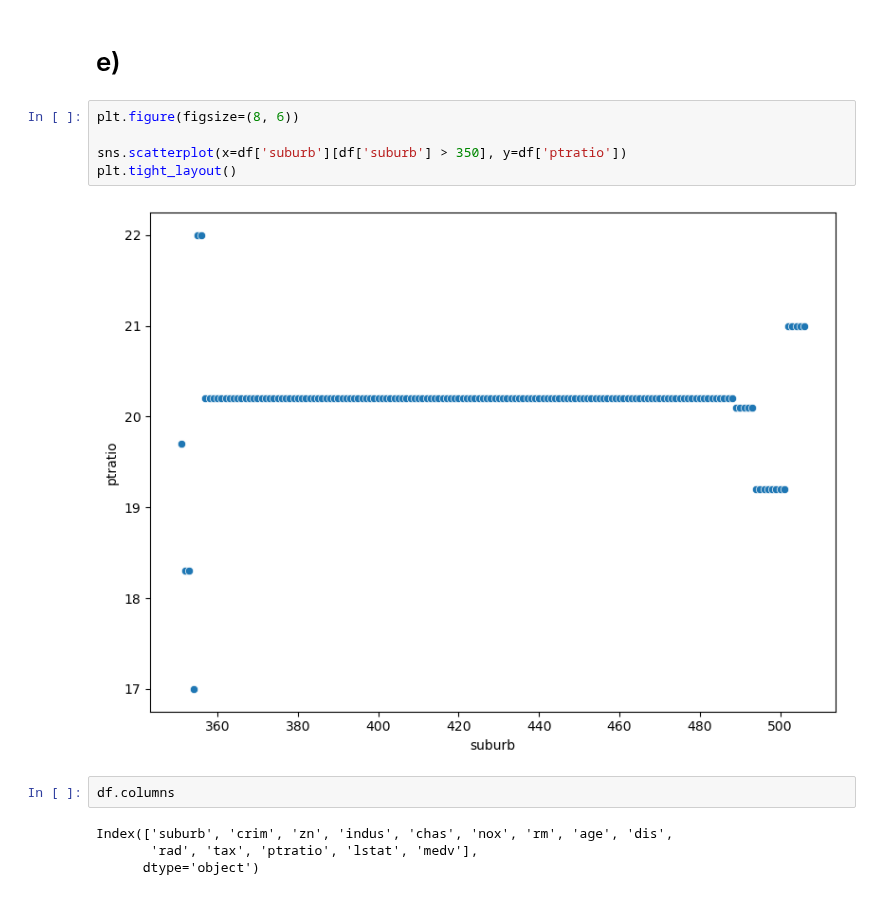
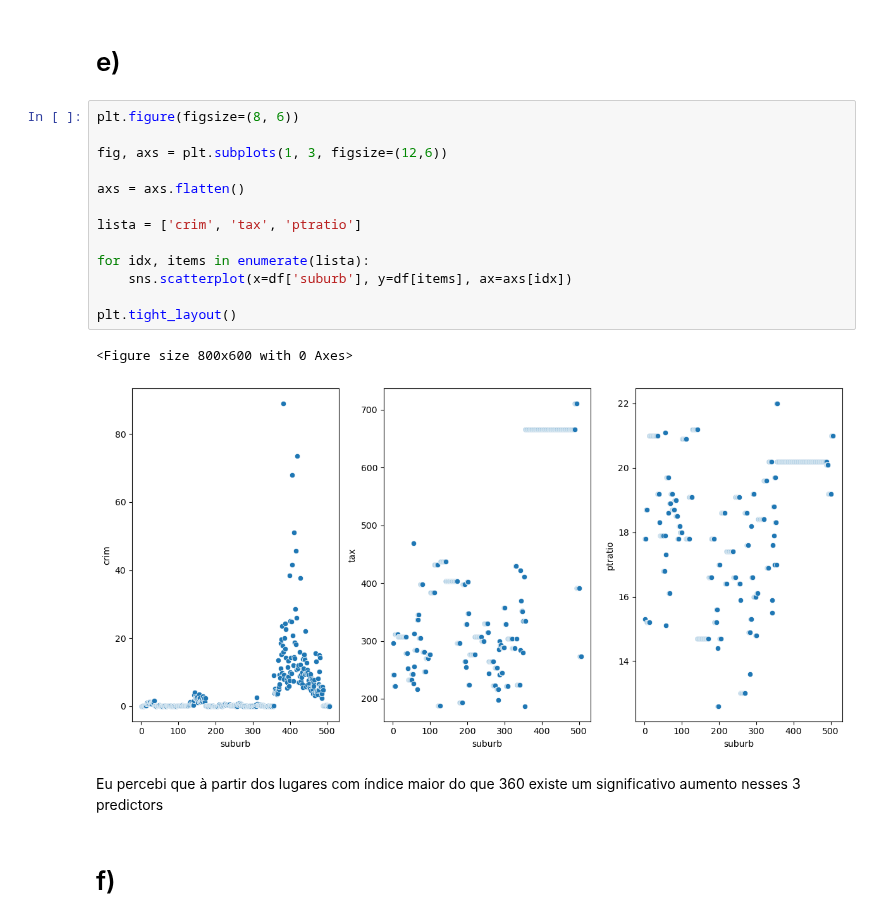
Before and after one commit to josinovmota/Defeating-An-introduction-to-statistical-learning, a Jupyter notebook: Exercises/2.4 Exercises(Statistical Learning)/main.ipynb, the cells around one changed output. Saved outputs shown, nothing was run; the diff lists cells and outputs as text.

```diff
--- a/Exercises/2.4 Exercises(Statistical Learning)/main.ipynb
+++ b/Exercises/2.4 Exercises(Statistical Learning)/main.ipynb
@@ -262,13 +262,20 @@ Utilizado um treshold de 0.5 para determinar se existe uma evidência de correla
 # %%
 plt.figure(figsize=(8, 6))
 
-sns.scatterplot(x=df['suburb'][df['suburb'] > 350], y=df['ptratio'])
+fig, axs = plt.subplots(1, 3, figsize=(12,6))
+
+axs = axs.flatten()
+
+lista = ['crim', 'tax', 'ptratio']
+
+for idx, items in enumerate(lista):
+    sns.scatterplot(x=df['suburb'], y=df[items], ax=axs[idx])
+
 plt.tight_layout()
 # %% [output]
+<Figure size 800x600 with 0 Axes>
-[figure, old version]
+[figure, new version]
-# %%
-df.columns
-# %% [output]
-Index(['suburb', 'crim', 'zn', 'indus', 'chas', 'nox', 'rm', 'age', 'dis',
-       'rad', 'tax', 'ptratio', 'lstat', 'medv'],
-      dtype='object')
+# %% [markdown]
+Eu percebi que à partir dos lugares com índice maior do que 360 existe um significativo aumento nesses 3 predictors
+# %% [markdown]
+# f)
```
Also changed, not shown: parts of 13 cells of this notebook.
